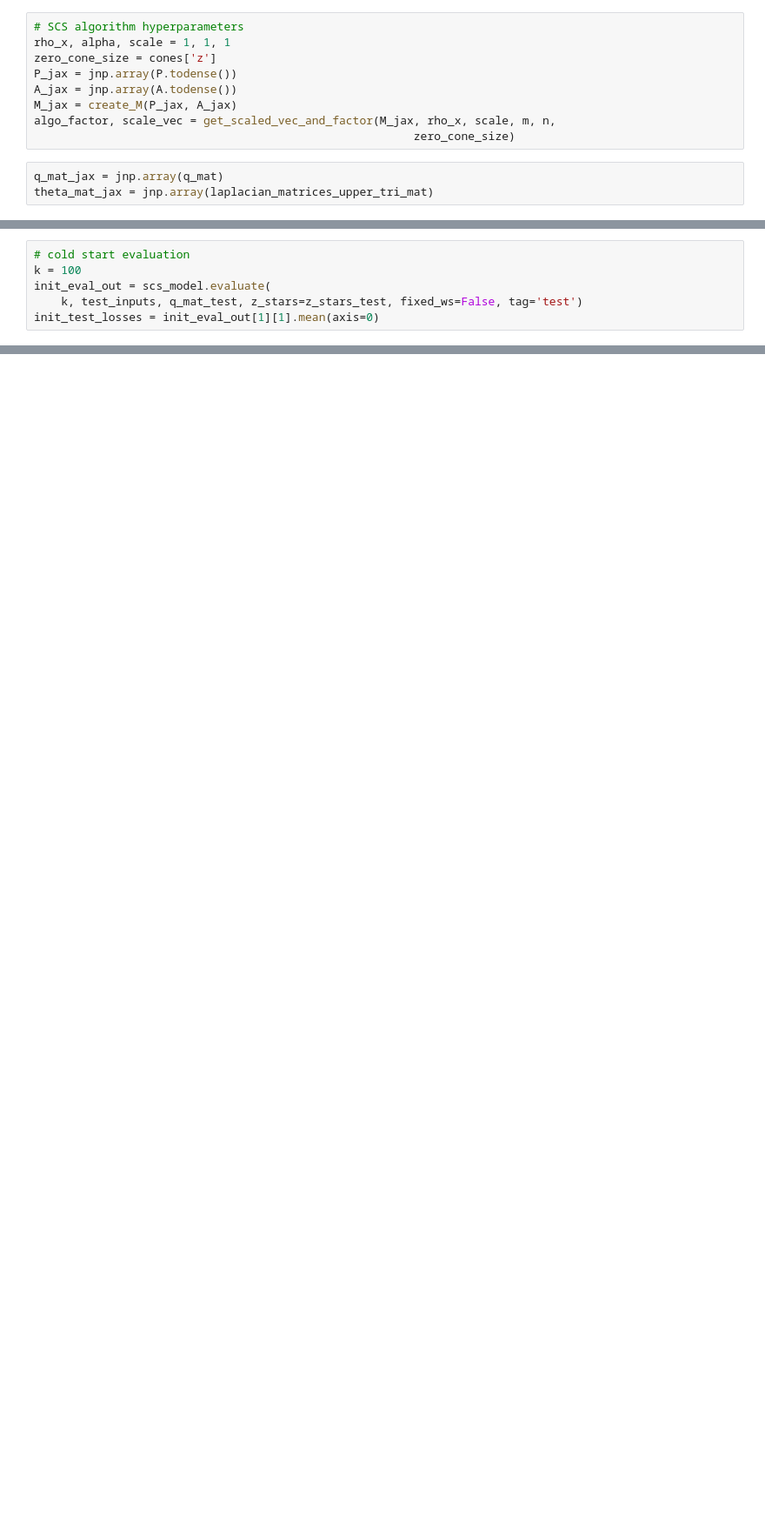
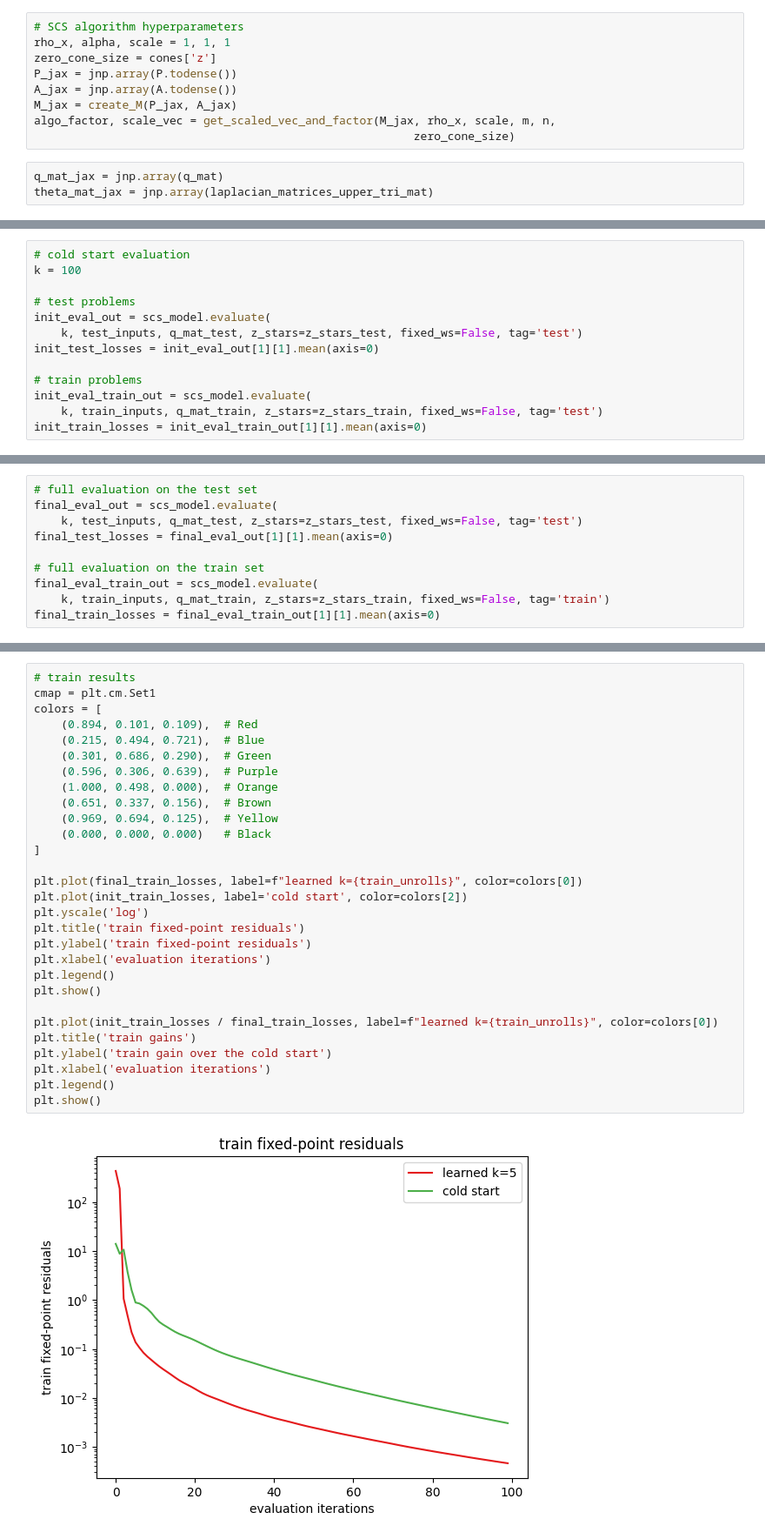
Before and after one commit to stellatogrp/l2ws, a Jupyter notebook: notebooks/accelerate_cvxpy_optimizer.ipynb, the cells around one changed output, grey strips where cells are left out. Shown at 87% size. Saved outputs shown, nothing was run; the diff lists cells and outputs as text; blank space fills up the shorter version.

```diff
--- a/notebooks/accelerate_cvxpy_optimizer.ipynb
+++ b/notebooks/accelerate_cvxpy_optimizer.ipynb
@@ -152,6 +171,13 @@ scs_model = SCSmodel(input_dict)
 # %%
 # cold start evaluation
 k = 100
+
+# test problems
 init_eval_out = scs_model.evaluate(
     k, test_inputs, q_mat_test, z_stars=z_stars_test, fixed_ws=False, tag='test')
 init_test_losses = init_eval_out[1][1].mean(axis=0)
+
+# train problems
+init_eval_train_out = scs_model.evaluate(
+    k, train_inputs, q_mat_train, z_stars=z_stars_train, fixed_ws=False, tag='test')
+init_train_losses = init_eval_train_out[1][1].mean(axis=0)
@@ -159,0 +269,10 @@ NameError: name 'proj_gd_model' is not defined
+# %%
+# full evaluation on the test set
+final_eval_out = scs_model.evaluate(
+    k, test_inputs, q_mat_test, z_stars=z_stars_test, fixed_ws=False, tag='test')
+final_test_losses = final_eval_out[1][1].mean(axis=0)
+
+# full evaluation on the train set
+final_eval_train_out = scs_model.evaluate(
+    k, train_inputs, q_mat_train, z_stars=z_stars_train, fixed_ws=False, tag='train')
+final_train_losses = final_eval_train_out[1][1].mean(axis=0)
@@ -159,0 +331,31 @@ NameError: name 'proj_gd_model' is not defined
+# %%
+# train results
+cmap = plt.cm.Set1
+colors = [
+    (0.894, 0.101, 0.109),  # Red
+    (0.215, 0.494, 0.721),  # Blue
+    (0.301, 0.686, 0.290),  # Green
+    (0.596, 0.306, 0.639),  # Purple
+    (1.000, 0.498, 0.000),  # Orange
+    (0.651, 0.337, 0.156),  # Brown
+    (0.969, 0.694, 0.125),  # Yellow
+    (0.000, 0.000, 0.000)   # Black
+]
+
+plt.plot(final_train_losses, label=f"learned k={train_unrolls}", color=colors[0])
+plt.plot(init_train_losses, label='cold start', color=colors[2])
+plt.yscale('log')
+plt.title('train fixed-point residuals')
+plt.ylabel('train fixed-point residuals')
+plt.xlabel('evaluation iterations')
+plt.legend()
+plt.show()
+
+plt.plot(init_train_losses / final_train_losses, label=f"learned k={train_unrolls}", color=colors[0])
+plt.title('train gains')
+plt.ylabel('train gain over the cold start')
+plt.xlabel('evaluation iterations')
+plt.legend()
+plt.show()
+# %% [output]
+[figure, added]
```
Also changed, not shown: parts of 18 cells of this notebook, 3 other files.
